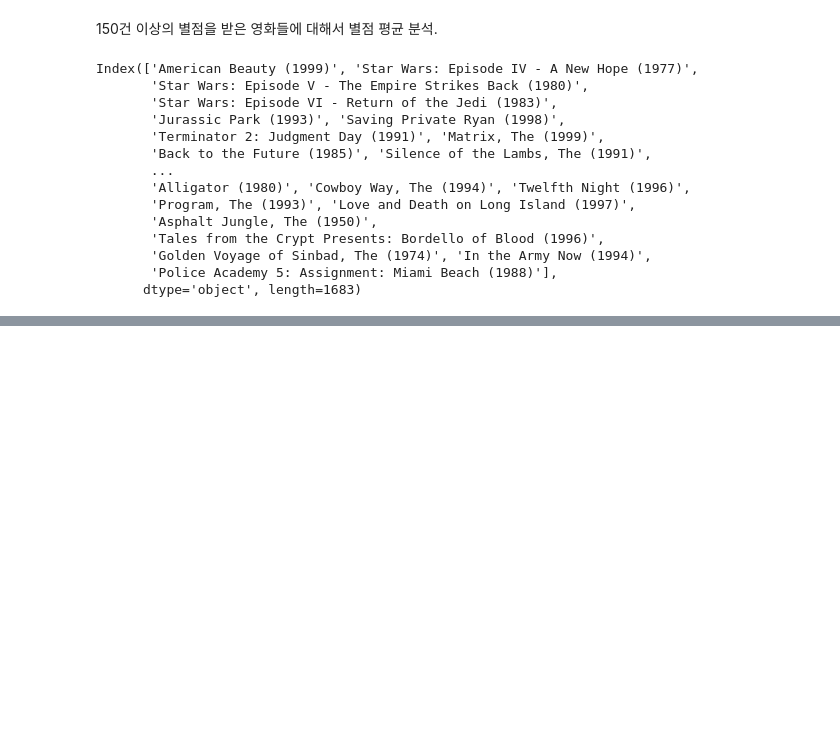
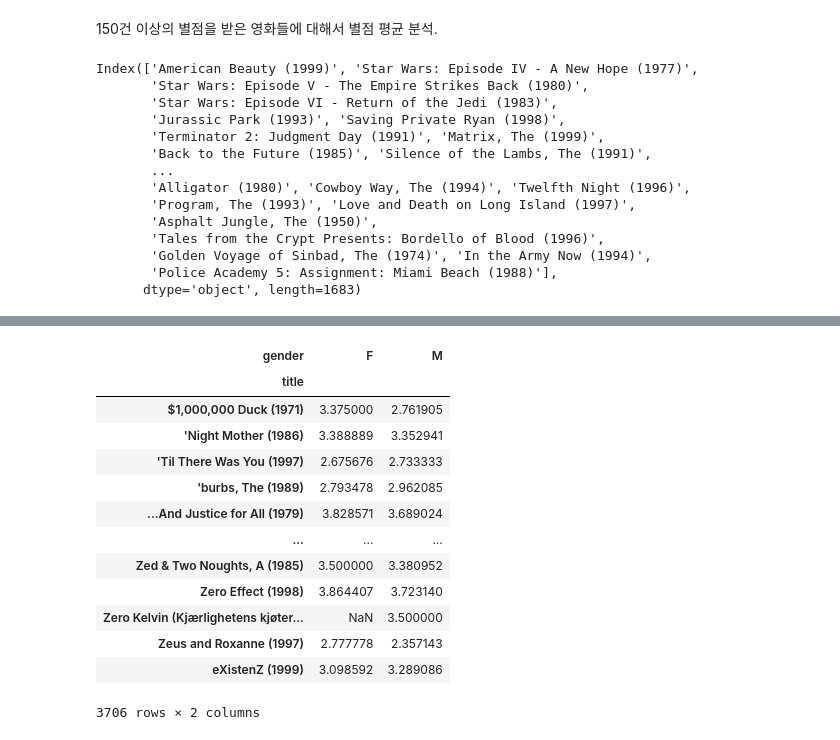
Before and after one commit to JakeOh/202208_itw_java134_lab_python, a Jupyter notebook: py25_movielens.ipynb, the cells around one changed output, grey strips where cells are left out. Cells and saved outputs as stored; diff of their text form; code cells hidden in the pictures; blank space fills up the shorter version.

```diff
--- a/py25_movielens.ipynb
+++ b/py25_movielens.ipynb
@@ -620,0 +712,22 @@ Index(['American Beauty (1999)', 'Star Wars: Episode IV - A New Hope (1977)',
+# %%
+by_gender = df.pivot_table(values='rating', index='title', columns='gender', aggfunc=np.mean)
+by_gender
+# param values: 피봇 테이블의 각 셀에 채울 값으로 사용할 컬럼 이름.
+# param index: 피봇 테이블의 (행) 인덱스로 사용할 컬럼 이름.
+# param columns: 피봇 테이블의 컬럼으로 사용할 컬럼 이름.
+# param aggfunc: 집계 함수. values들을 계산할 함수. 기본값은 평균.
+# %% [output]
+| gender | F | M |
+| title |  |  |
+| $1,000,000 Duck (1971) | 3.375000 | 2.761905 |
+| 'Night Mother (1986) | 3.388889 | 3.352941 |
+| 'Til There Was You (1997) | 2.675676 | 2.733333 |
+| 'burbs, The (1989) | 2.793478 | 2.962085 |
+| ...And Justice for All (1979) | 3.828571 | 3.689024 |
+| ... | ... | ... |
+| Zed & Two Noughts, A (1985) | 3.500000 | 3.380952 |
+| Zero Effect (1998) | 3.864407 | 3.723140 |
+| Zero Kelvin (Kjærlighetens kjøter... | NaN | 3.500000 |
+| Zeus and Roxanne (1997) | 2.777778 | 2.357143 |
+| eXistenZ (1999) | 3.098592 | 3.289086 |
+3706 rows × 2 columns
```
Also changed, not shown: parts of 17 cells of this notebook.
